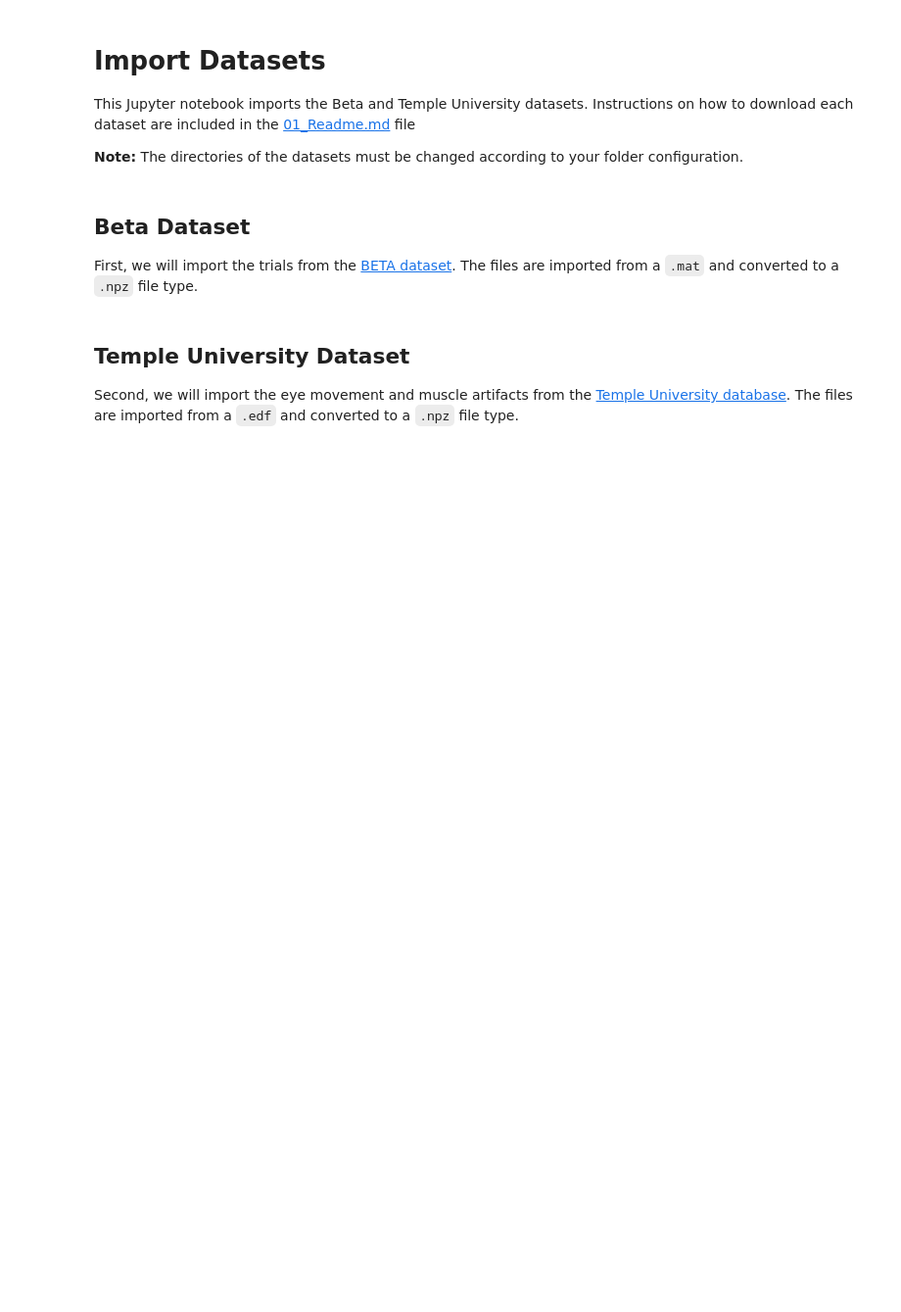
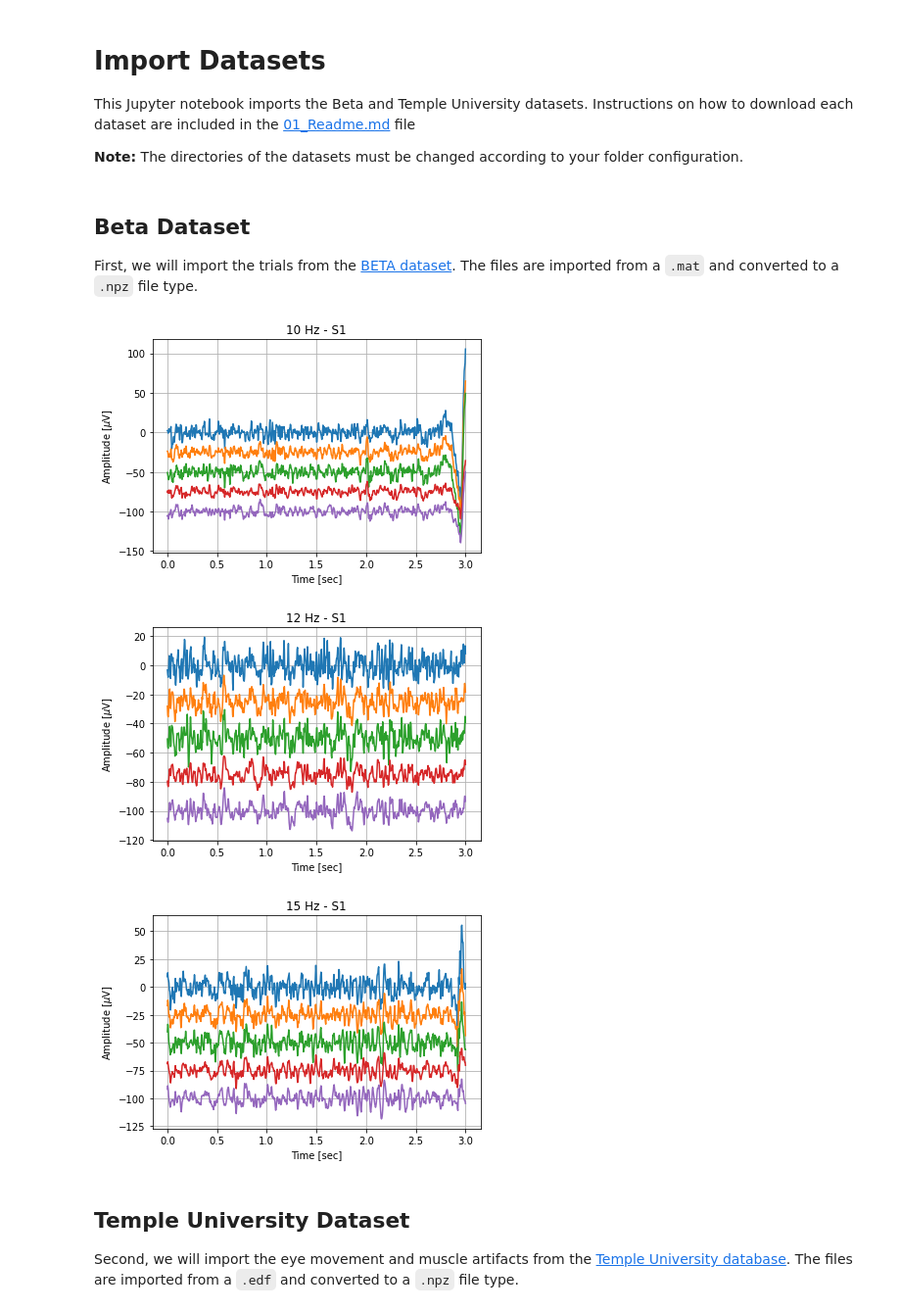
Before and after one commit to danielcomaduran/SSVEP_ART, a Jupyter notebook: 02_Import_datasets.ipynb, the cells around one changed output. Shown at 98% size. Drawn from its saved outputs; the diff is of its cells as text; code cells hidden in the pictures; blank space fills up the shorter version.

```diff
--- a/02_Import_datasets.ipynb
+++ b/02_Import_datasets.ipynb
@@ -21,38 +21,43 @@ temple_path = 'Data\\Temple artifact data'  # Relative path for Temple dataset
 
 # - Save data
 save_beta = False   # Boolean to save data to .npz file
-save_temple = False # Boolean to save data to .npz file
+save_temple = True # Boolean to save data to .npz file
 
 # - Trials to import. Select trials as a list of strings
-beta_trials = ['S1', 'S2', 'S3']
-temple_trials = ['00000630_s002_t001']  # List of trials [.edf file type]
+# beta_trials = ['S1', 'S2', 'S3']
+beta_trials = ['S1']
+temple_trials = ['00000630_s002_t001', '00001355_s003_t000', '00000254_s007_t000']  # List of trials [.edf file type]
 temple_labels = ['labels_01_tcp_ar']    # List of labels [.csv file type]
 
-plot_imported = False   # Boolean to plot the imported data
+plot_imported = True   # Boolean to plot the imported data
 # %% [markdown]
 ## Beta Dataset
 First, we will import the trials from the [BETA dataset](http://bci.med.tsinghua.edu.cn/download.html). The files are imported from a `.mat` and converted to a `.npz` file type.
 # %%
 # Initialize list to store data
 beta_data = [None]*len(beta_trials)
 
 # Import data from trials chosen
 for i, trial in enumerate(beta_trials):
     temp_trial = os.path.join(absolute_path, beta_path, trial)
-    beta_data[i] = file_converters.mat_to_npz(temp_trial, save_file=save_beta, save_name=trial)
+    beta_data[i] = file_converters.mat_to_npz(temp_trial, save_file=save_beta, save_name=trial, )
 
     if plot_imported:
         nchannels = 5  # Number of channels to plot
         for j, f in enumerate([10, 12, 15]):
             temp_data = beta_data[i][0][:,0:nchannels,j] # Temp variable to plot data
             srate = beta_data[i][1] # Sampling rate [Hz]
             temp_time = np.linspace(0, np.size(temp_data,0)/srate, np.size(temp_data,0))
             fig, ax = plt.subplots()
             ax.plot(temp_time, temp_data*1e6 - np.linspace(0,nchannels*20,nchannels))
             ax.set_title(f'{f} Hz - {trial}')
             ax.set_xlabel('Time [sec]')
             ax.set_ylabel('Amplitude [$\mu$V]')
             ax.grid()
+# %% [output]
+[figure, added]
+[figure, added]
+[figure, added]
 # %% [markdown]
 ## Temple University Dataset
 Second, we will import the eye movement and muscle artifacts from the [Temple University database](https://isip.piconepress.com/projects/tuh_eeg/html/downloads.shtml#i_rsyn). The files are imported from a `.edf` and converted to a `.npz` file type.
```
Also changed, not shown: parts of 1 cell of this notebook, 4 other files.
